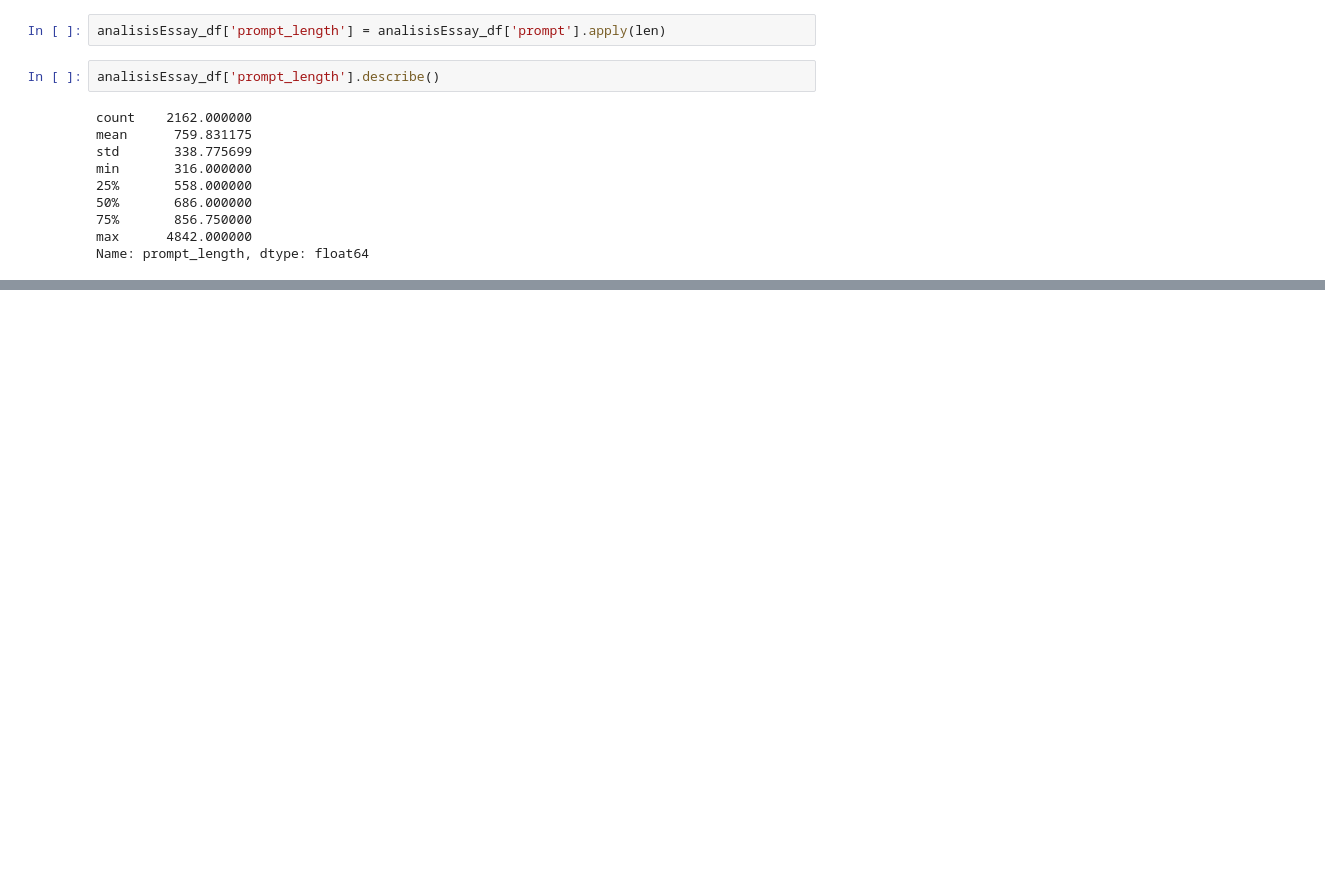
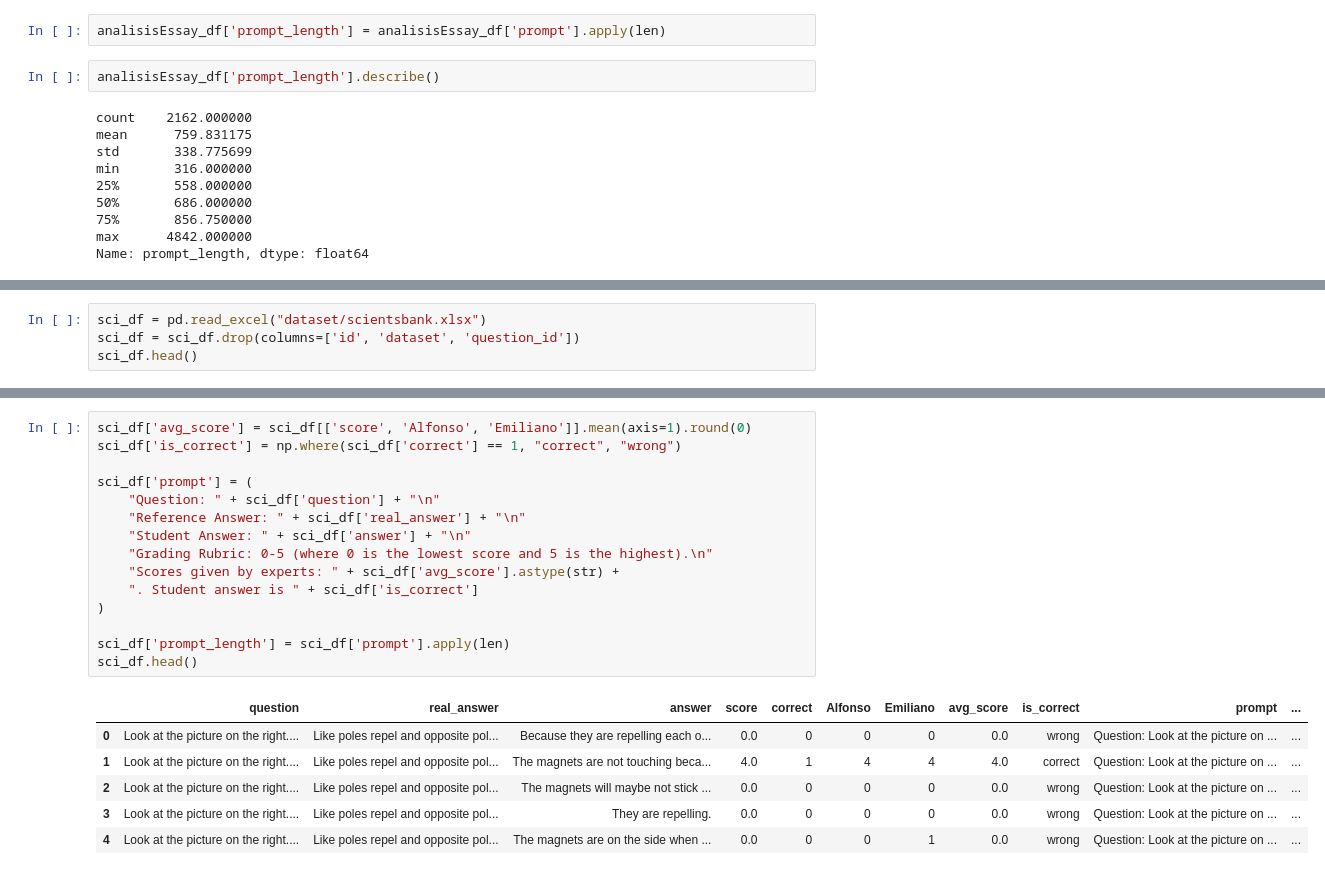
Before and after one commit to bwbayu/llm_aes, a Jupyter notebook: praproses_data.ipynb, the cells around one changed output, grey strips where cells are left out. Saved outputs shown, nothing was run; the diff lists cells and outputs as text; blank space fills up the shorter version.

Commit message:
add more preprocessed dataset

```diff
--- a/praproses_data.ipynb
+++ b/praproses_data.ipynb
@@ -103,0 +247,4 @@ Name: prompt_length, dtype: float64
+# %%
+sci_df = pd.read_excel("dataset/scientsbank.xlsx")
+sci_df = sci_df.drop(columns=['id', 'dataset', 'question_id'])
+sci_df.head()
@@ -103,0 +258,22 @@ Name: prompt_length, dtype: float64
+# %%
+sci_df['avg_score'] = sci_df[['score', 'Alfonso', 'Emiliano']].mean(axis=1).round(0)
+sci_df['is_correct'] = np.where(sci_df['correct'] == 1, "correct", "wrong")
+
+sci_df['prompt'] = (
+    "Question: " + sci_df['question'] + "\n"
+    "Reference Answer: " + sci_df['real_answer'] + "\n"
+    "Student Answer: " + sci_df['answer'] + "\n"
+    "Grading Rubric: 0-5 (where 0 is the lowest score and 5 is the highest).\n"
+    "Scores given by experts: " + sci_df['avg_score'].astype(str) +
+    ". Student answer is " + sci_df['is_correct']
+)
+
+sci_df['prompt_length'] = sci_df['prompt'].apply(len)
+sci_df.head()
+# %% [output]
+|  | question | real_answer | answer | score | correct | Alfonso | Emiliano | avg_score | is_correct | prompt | ... |
+| 0 | Look at the picture on the right.... | Like poles repel and opposite pol... | Because they are repelling each o... | 0.0 | 0 | 0 | 0 | 0.0 | wrong | Question: Look at the picture on ... | ... |
+| 1 | Look at the picture on the right.... | Like poles repel and opposite pol... | The magnets are not touching beca... | 4.0 | 1 | 4 | 4 | 4.0 | correct | Question: Look at the picture on ... | ... |
+| 2 | Look at the picture on the right.... | Like poles repel and opposite pol... | The magnets will maybe not stick ... | 0.0 | 0 | 0 | 0 | 0.0 | wrong | Question: Look at the picture on ... | ... |
+| 3 | Look at the picture on the right.... | Like poles repel and opposite pol... | They are repelling. | 0.0 | 0 | 0 | 0 | 0.0 | wrong | Question: Look at the picture on ... | ... |
+| 4 | Look at the picture on the right.... | Like poles repel and opposite pol... | The magnets are on the side when ... | 0.0 | 0 | 0 | 1 | 0.0 | wrong | Question: Look at the picture on ... | ... |
```
Also changed, not shown: parts of 23 cells of this notebook.
